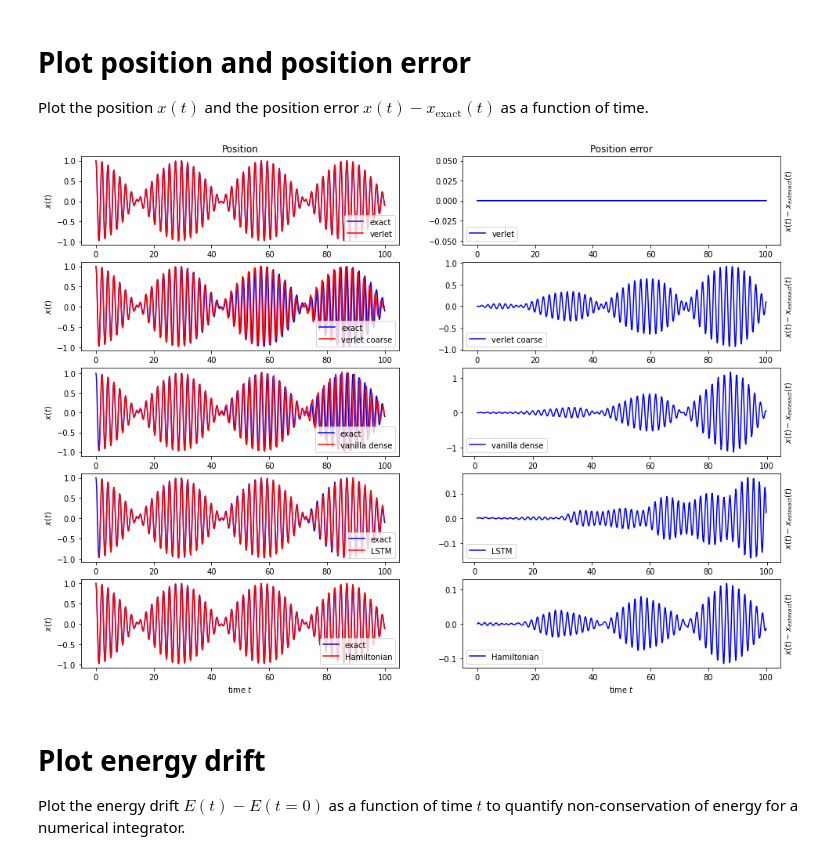
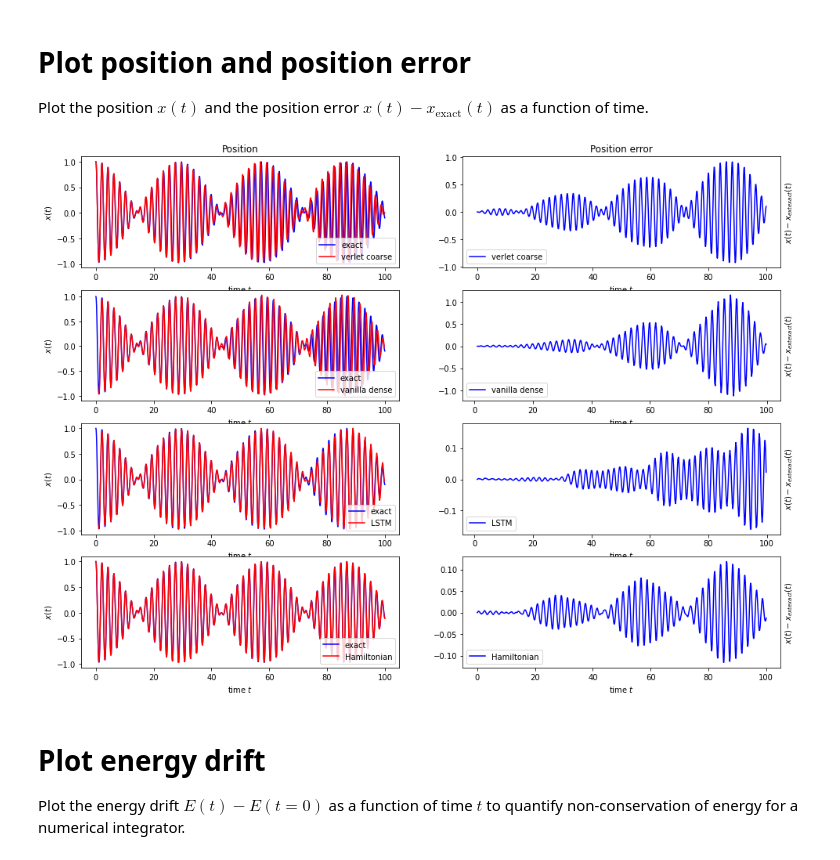
Before and after one commit to eikehmueller/neuralnetworkintegrators, a Jupyter notebook: src/EvaluateNNIntegrators.ipynb, the cells around one changed output. Cells and saved outputs as stored; diff of their text form; code cells hidden in the pictures.

Commit message:
Do not show error for Verlet integrator since this is always zero in this example

```diff
--- a/src/EvaluateNNIntegrators.ipynb
+++ b/src/EvaluateNNIntegrators.ipynb
@@ -179,27 +179,27 @@ for label,model in models.items():
 Plot the position $x(t)$ and the position error $x(t)-x_{\text{exact}}(t)$ as a function of time.
 # %%
 
-fig, axs = plt.subplots(5,2,figsize=(16, 12))
-for j,label in enumerate(('verlet','verlet coarse','vanilla dense','LSTM','Hamiltonian')):
+fig, axs = plt.subplots(4,2,figsize=(16, 12))
+for j,label in enumerate(('verlet coarse','vanilla dense','LSTM','Hamiltonian')):
     ax = axs[j][0]
     ax.plot(t['exact'],q['exact'],label='exact',color='blue')
     ax.plot(t[label],q[label],label=label,color='red')
     ax.legend(loc='lower right')
     ax.set_xlabel('time $t$')
     ax.set_ylabel('$x(t)$')
     if j==0:
         ax.set_title('Position')
     ax = axs[j][1]
     ax.plot(t[label],np.asarray(dq[label]),label=label,color='blue')
     ax.legend(loc='lower left')
     ax.set_xlabel('time $t$')
     ax.set_ylabel('$x(t)-x_{\text{exact}}(t)$')
     ax.yaxis.set_label_position("right")
     if j==0:
         ax.set_title('Position error')
 plt.show()
 # %% [output]
-[figure, old version]
+[figure, new version]
 # %% [markdown]
 # Plot energy drift
 Plot the energy drift $E(t)-E(t=0)$ as a function of time $t$ to quantify non-conservation of energy for a numerical integrator.
```
